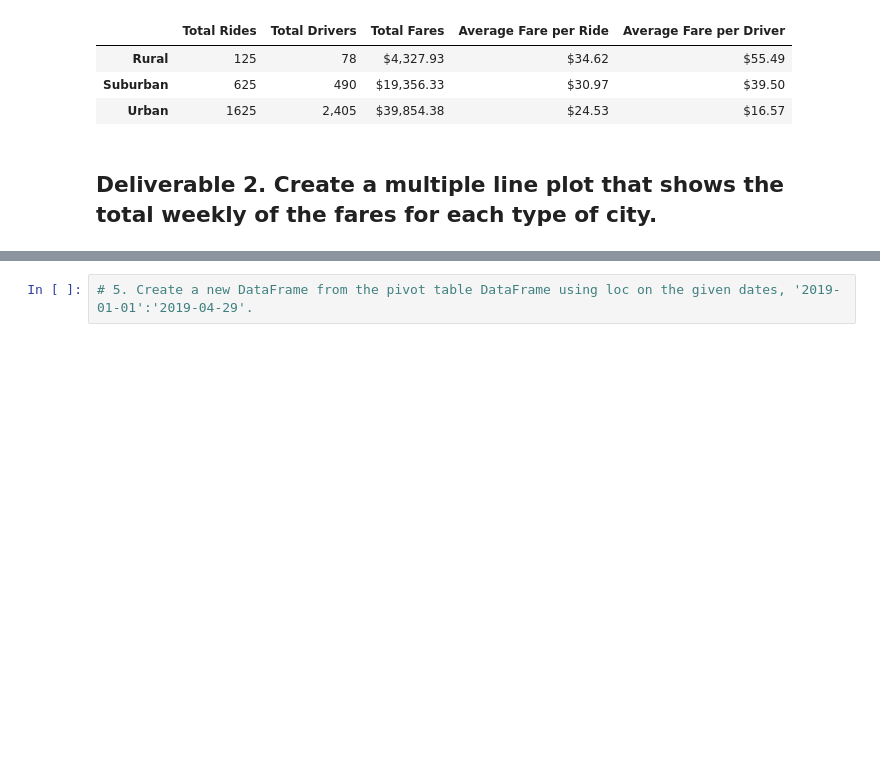
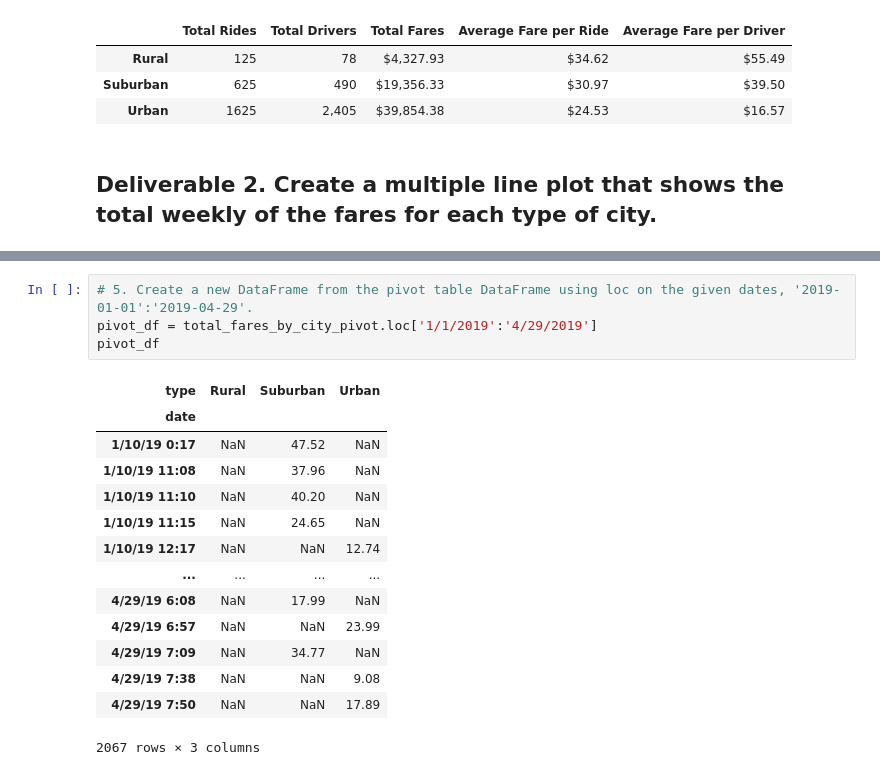
Before and after one commit to ereekaj/PyBer_Analysis, a Jupyter notebook: PyBer_Challenge.ipynb, the cells around one changed output, grey strips where cells are left out. Drawn from its saved outputs; the diff is of its cells as text; blank space fills up the shorter version.

```diff
--- a/PyBer_Challenge.ipynb
+++ b/PyBer_Challenge.ipynb
@@ -137,4 +202,21 @@ pyber_summary_df
 # %%
 # 5. Create a new DataFrame from the pivot table DataFrame using loc on the given dates, '2019-01-01':'2019-04-29'.
+pivot_df = total_fares_by_city_pivot.loc['1/1/2019':'4/29/2019']
+pivot_df
+# %% [output]
+| type | Rural | Suburban | Urban |
+| date |  |  |  |
+| 1/10/19 0:17 | NaN | 47.52 | NaN |
+| 1/10/19 11:08 | NaN | 37.96 | NaN |
+| 1/10/19 11:10 | NaN | 40.20 | NaN |
+| 1/10/19 11:15 | NaN | 24.65 | NaN |
+| 1/10/19 12:17 | NaN | NaN | 12.74 |
+| ... | ... | ... | ... |
+| 4/29/19 6:08 | NaN | 17.99 | NaN |
+| 4/29/19 6:57 | NaN | NaN | 23.99 |
+| 4/29/19 7:09 | NaN | 34.77 | NaN |
+| 4/29/19 7:38 | NaN | NaN | 9.08 |
+| 4/29/19 7:50 | NaN | NaN | 17.89 |
+2067 rows × 3 columns
 # %%
 # 6. Set the "date" index to datetime datatype. This is necessary to use the resample() method in Step 8.
```
Also changed, not shown: parts of 9 cells of this notebook, 2 other files.
